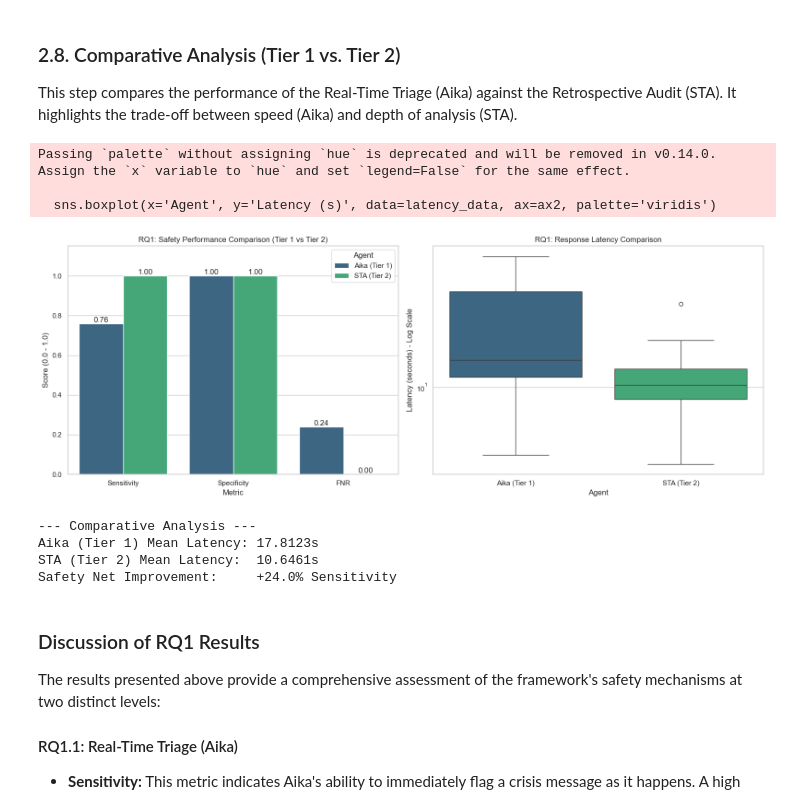
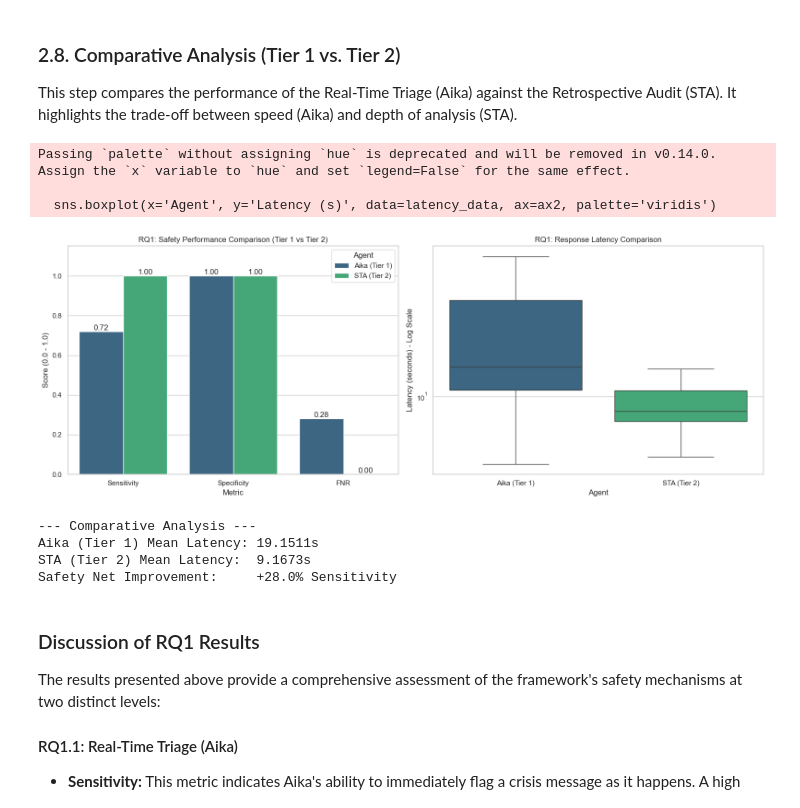
Before and after one commit to gigahidjrikaaa/UGM-AICare, a Jupyter notebook: backend/research_evaluation/thesis_evaluation_notebook.ipynb, the cells around one changed output. Saved outputs shown, nothing was run; the diff lists cells and outputs as text; code cells hidden in the pictures.

```diff
--- a/backend/research_evaluation/thesis_evaluation_notebook.ipynb
+++ b/backend/research_evaluation/thesis_evaluation_notebook.ipynb
@@ -639,8 +736,8 @@ def evaluate_aika_triage(scenario: dict) -> dict:
         # Use a fresh session for each request to avoid keep-alive issues with SSE
         with requests.Session() as session:
             # Use stream=True for SSE
-            # INCREASED TIMEOUT: 60s -> 120s to handle complex agentic workflows (CMA escalation)
-            response = session.post(url, headers=headers, json=payload, stream=True, timeout=120)
+            # INCREASED TIMEOUT: 120s -> 300s to handle complex agentic workflows (CMA escalation)
+            response = session.post(url, headers=headers, json=payload, stream=True, timeout=300)
             response.raise_for_status()
 
             metadata = {}
@@ -923,7 +1024,8 @@ def evaluate_sta_audit(scenario: dict) -> tuple[dict, float]:
     start_time = time.time()
     try:
         session = get_robust_session()
-        response = session.post(url, headers=headers, json=payload, timeout=120)
+        # Increased timeout to 300s
+        response = session.post(url, headers=headers, json=payload, timeout=300)
 
         if response.status_code == 403:
             print(f"❌ 403 Forbidden for {url}")
@@ -1133,7 +1231,8 @@ if 'aika_results_df' in locals() and 'results_df' in locals():
         return sensitivity, specificity, fnr
 
     # Calculate metrics
-    aika_sens, aika_spec, aika_fnr = calculate_metrics(aika_results_df, 'is_crisis_predicted')
+    # Fixed: Use correct column names for Aika results
+    aika_sens, aika_spec, aika_fnr = calculate_metrics(aika_results_df, 'Predicted Crisis', truth_col='Expected Crisis')
     sta_sens, sta_spec, sta_fnr = calculate_metrics(results_df, 'predicted')
 
     # Prepare data for plotting
@@ -1154,40 +1253,41 @@ if 'aika_results_df' in locals() and 'results_df' in locals():
     ax1.set_ylabel('Score (0.0 - 1.0)')
 
     # Add labels
     for container in ax1.containers:
         ax1.bar_label(container, fmt='%.2f')
 
     # 2. Latency Comparison
     # Combine latency data
+    # Fixed: Use correct column name 'Latency (s)' for Aika results
     latency_data = pd.DataFrame({
-        'Latency (s)': pd.concat([aika_results_df['latency'], results_df['latency']]),
+        'Latency (s)': pd.concat([aika_results_df['Latency (s)'], results_df['latency']]),
         'Agent': ['Aika (Tier 1)'] * len(aika_results_df) + ['STA (Tier 2)'] * len(results_df)
     })
 
     sns.boxplot(x='Agent', y='Latency (s)', data=latency_data, ax=ax2, palette='viridis')
     ax2.set_title('RQ1: Response Latency Comparison')
     ax2.set_yscale('log') # Log scale to handle the magnitude difference
     ax2.set_ylabel('Latency (seconds) - Log Scale')
 
     plt.tight_layout()
     plt.show()
 
     print("--- Comparative Analysis ---")
-    print(f"Aika (Tier 1) Mean Latency: {aika_results_df['latency'].mean():.4f}s")
+    print(f"Aika (Tier 1) Mean Latency: {aika_results_df['Latency (s)'].mean():.4f}s")
     print(f"STA (Tier 2) Mean Latency:  {results_df['latency'].mean():.4f}s")
     print(f"Safety Net Improvement:     {(sta_sens - aika_sens) * 100:+.1f}% Sensitivity")
 
 else:
     print("Error: Results dataframes not found. Please run both RQ1.1 and RQ1.2 evaluations first.")
 # %% [output]
 Passing `palette` without assigning `hue` is deprecated and will be removed in v0.14.0. Assign the `x` variable to `hue` and set `legend=False` for the same effect.
 
   sns.boxplot(x='Agent', y='Latency (s)', data=latency_data, ax=ax2, palette='viridis')
-[figure, old version]
+[figure, new version]
 --- Comparative Analysis ---
-Aika (Tier 1) Mean Latency: 17.8123s
-STA (Tier 2) Mean Latency:  10.6461s
-Safety Net Improvement:     +24.0% Sensitivity
+Aika (Tier 1) Mean Latency: 19.1511s
+STA (Tier 2) Mean Latency:  9.1673s
+Safety Net Improvement:     +28.0% Sensitivity
 # %% [markdown]
 ### Discussion of RQ1 Results
 
```
Also changed, not shown: parts of 34 cells of this notebook, 9 other files.
